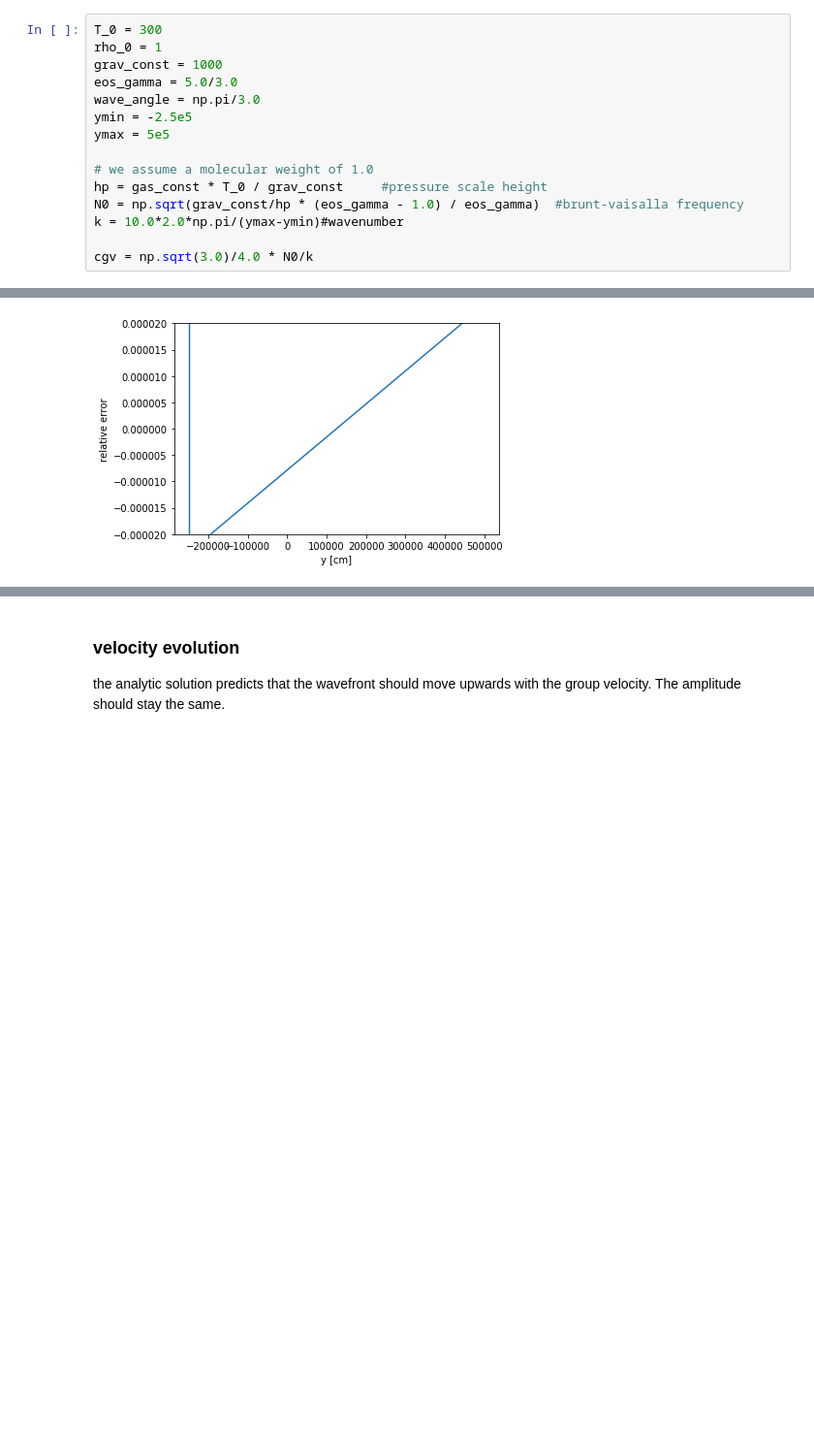
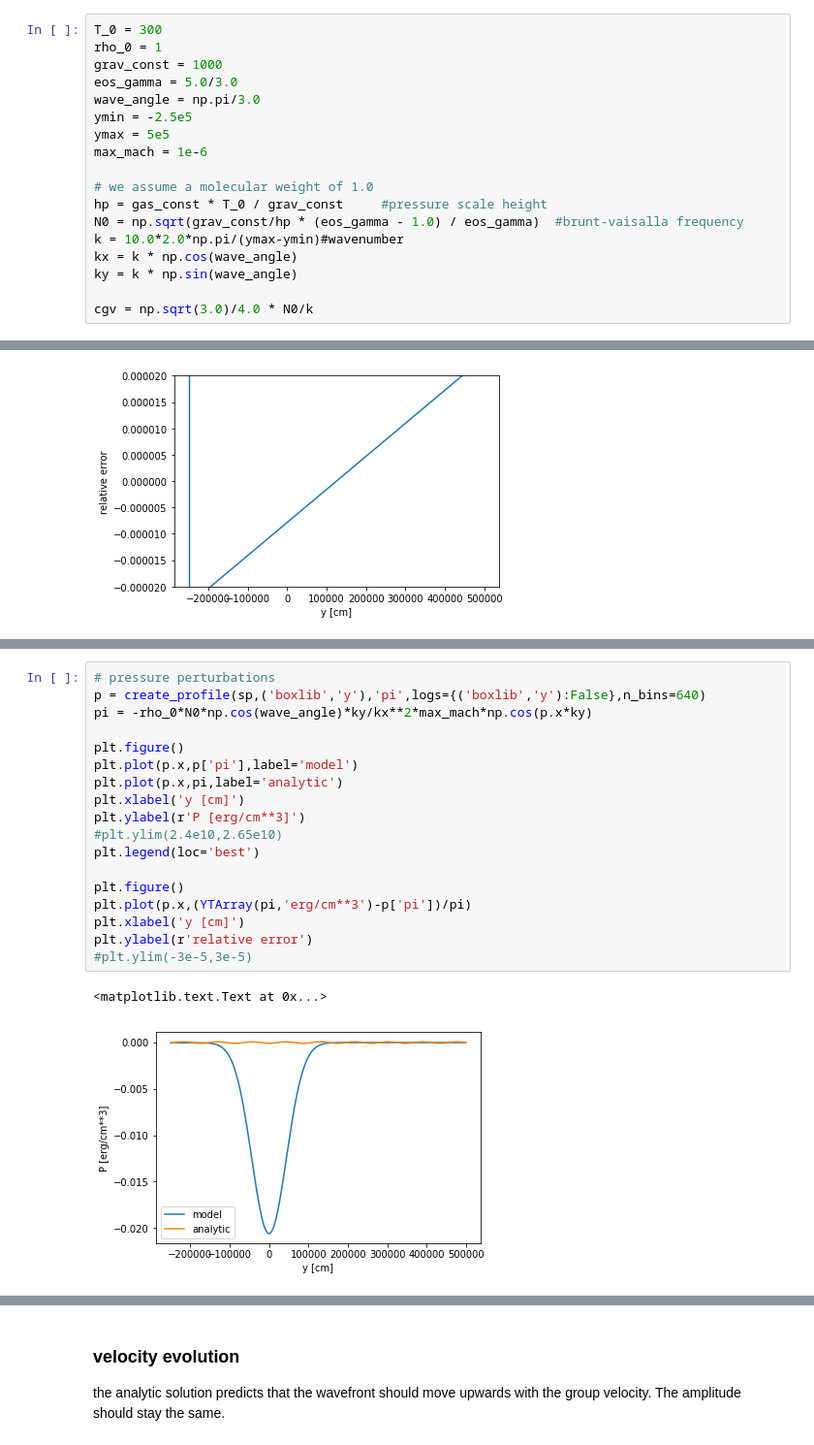
Before and after one commit to AMReX-Astro/MAESTRO, a Jupyter notebook: Exec/TEST_PROBLEMS/g_wave_package/g-wave-package.ipynb, the cells around one changed output, grey strips where cells are left out. Shown at 97% size. Saved outputs shown, nothing was run; the diff lists cells and outputs as text; blank space fills up the shorter version.

Commit message:
added missing pressure perturbation term to g_wave_package + updated inputs file

```diff
--- a/Exec/TEST_PROBLEMS/g_wave_package/g-wave-package.ipynb
+++ b/Exec/TEST_PROBLEMS/g_wave_package/g-wave-package.ipynb
@@ -28,11 +28,14 @@ eos_gamma = 5.0/3.0
 wave_angle = np.pi/3.0
 ymin = -2.5e5
 ymax = 5e5
+max_mach = 1e-6
 
 # we assume a molecular weight of 1.0
 hp = gas_const * T_0 / grav_const     #pressure scale height
 N0 = np.sqrt(grav_const/hp * (eos_gamma - 1.0) / eos_gamma)  #brunt-vaisalla frequency
 k = 10.0*2.0*np.pi/(ymax-ymin)#wavenumber
+kx = k * np.cos(wave_angle)
+ky = k * np.sin(wave_angle)
 
 cgv = np.sqrt(3.0)/4.0 * N0/k
 # %%
@@ -150,3 +163,24 @@ plt.ylim(-3e-5,3e-5)
 (-3e-05, 3e-05)
 [figure]
 [figure]
+# %%
+# pressure perturbations
+p = create_profile(sp,('boxlib','y'),'pi',logs={('boxlib','y'):False},n_bins=640)
+pi = -rho_0*N0*np.cos(wave_angle)*ky/kx**2*max_mach*np.cos(p.x*ky)
+
+plt.figure()
+plt.plot(p.x,p['pi'],label='model')
+plt.plot(p.x,pi,label='analytic')
+plt.xlabel('y [cm]')
+plt.ylabel(r'P [erg/cm**3]')
+#plt.ylim(2.4e10,2.65e10)
+plt.legend(loc='best')
+
+plt.figure()
+plt.plot(p.x,(YTArray(pi,'erg/cm**3')-p['pi'])/pi)
+plt.xlabel('y [cm]')
+plt.ylabel(r'relative error')
+#plt.ylim(-3e-5,3e-5)
+# %% [output]
+<matplotlib.text.Text at 0x...>
+[figure, added]
```
Also changed, not shown: parts of 12 cells of this notebook, 2 other files.
